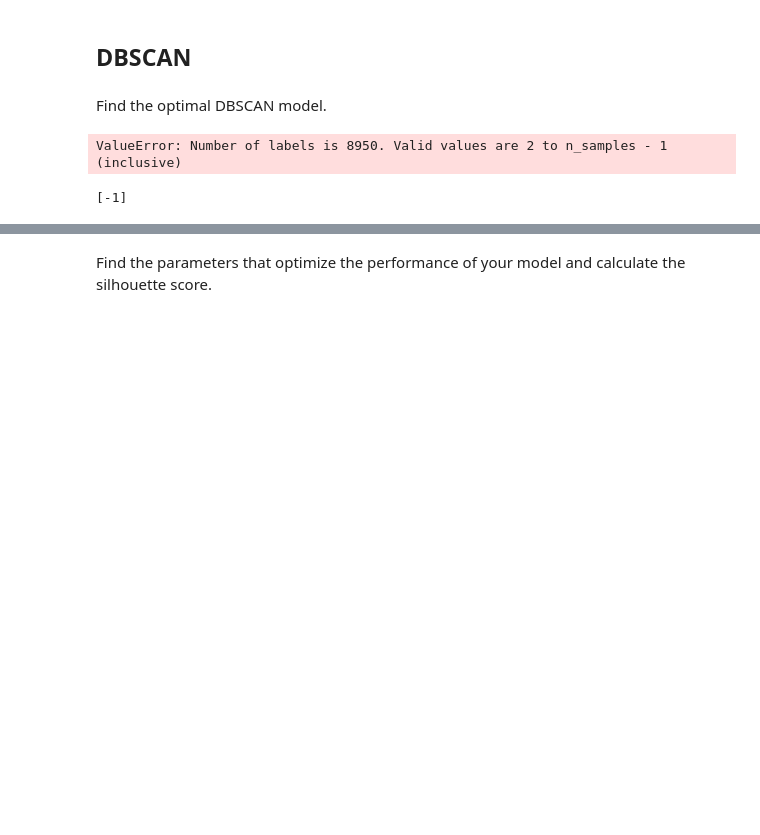
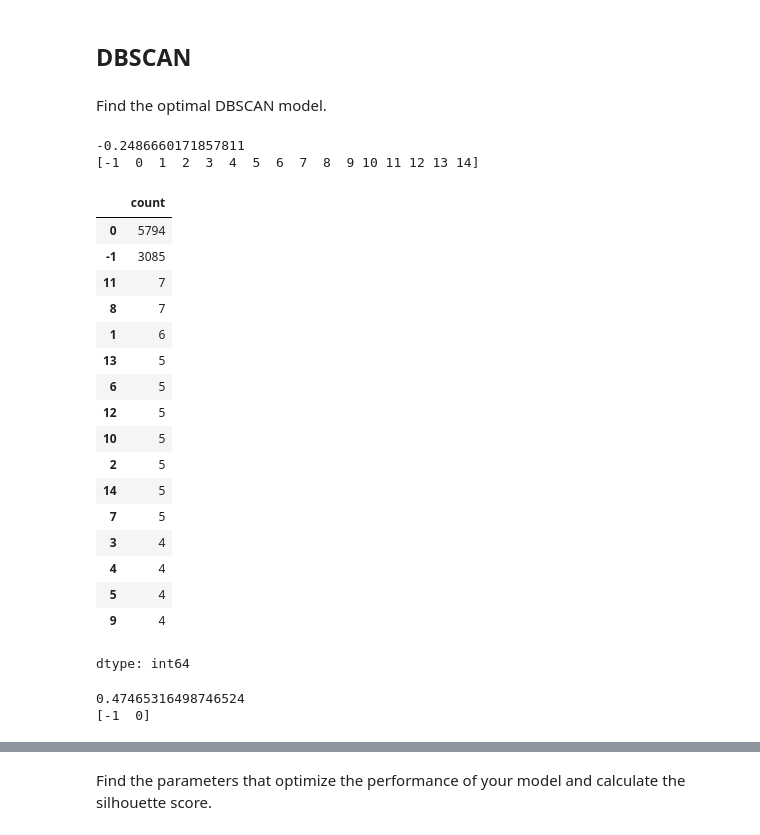
Before and after one commit to MyriamJo/-ML-52-6738, a Jupyter notebook: Clustering_Exercise.ipynb, the cells around one changed output, grey strips where cells are left out. Saved outputs shown, nothing was run; the diff lists cells and outputs as text; code cells hidden in the pictures; blank space fills up the shorter version.

```diff
--- a/Clustering_Exercise.ipynb
+++ b/Clustering_Exercise.ipynb
@@ -157,16 +182,53 @@ Choose the optimal K and calculate the silhouette score for the best model.
 ## DBSCAN
 # %% [markdown]
 Find the optimal DBSCAN model.
+# %%
+from sklearn.cluster import DBSCAN
+from sklearn.metrics import silhouette_score
+
+
+dbscan = DBSCAN(eps=1, min_samples=5)
+cluster_labels = dbscan.fit_predict(scaled_df)
+sil_score= silhouette_score(scaled_df, cluster_labels)
+# %%
+import numpy as np
+print(sil_score)
+print(np.unique(cluster_labels))
+# %% [output]
+-0.2486660171857811
+[-1  0  1  2  3  4  5  6  7  8  9 10 11 12 13 14]
+# %%
+cluster_labels = dbscan.fit_predict(scaled_df)
+pd.Series(cluster_labels).value_counts()
+# %% [output]
+|  | count |
+| 0 | 5794 |
+| -1 | 3085 |
+| 11 | 7 |
+| 8 | 7 |
+| 1 | 6 |
+| 13 | 5 |
+| 6 | 5 |
+| 12 | 5 |
+| 10 | 5 |
+| 2 | 5 |
+| 14 | 5 |
+| 7 | 5 |
+| 3 | 4 |
+| 4 | 4 |
+| 5 | 4 |
+| 9 | 4 |
+dtype: int64
 # %%
 from sklearn.cluster import DBSCAN
 
-dbscan = DBSCAN(eps=5.0, min_samples=1)
+dbscan = DBSCAN(eps=2.0, min_samples=7)
 cluster_labels = dbscan.fit_predict(scaled_df)
-silhouette_score1= silhouette_score(scaled_df, cluster_labels)
+sil_score2= silhouette_score(scaled_df, cluster_labels)
-# %% [output]
-ValueError: Number of labels is 8950. Valid values are 2 to n_samples - 1 (inclusive)
 # %%
 import numpy as np
+print(sil_score2)
 print(np.unique(cluster_labels))
 # %% [output]
-[-1]
+0.47465316498746524
+[-1  0]
```
Also changed, not shown: parts of 9 cells of this notebook.
